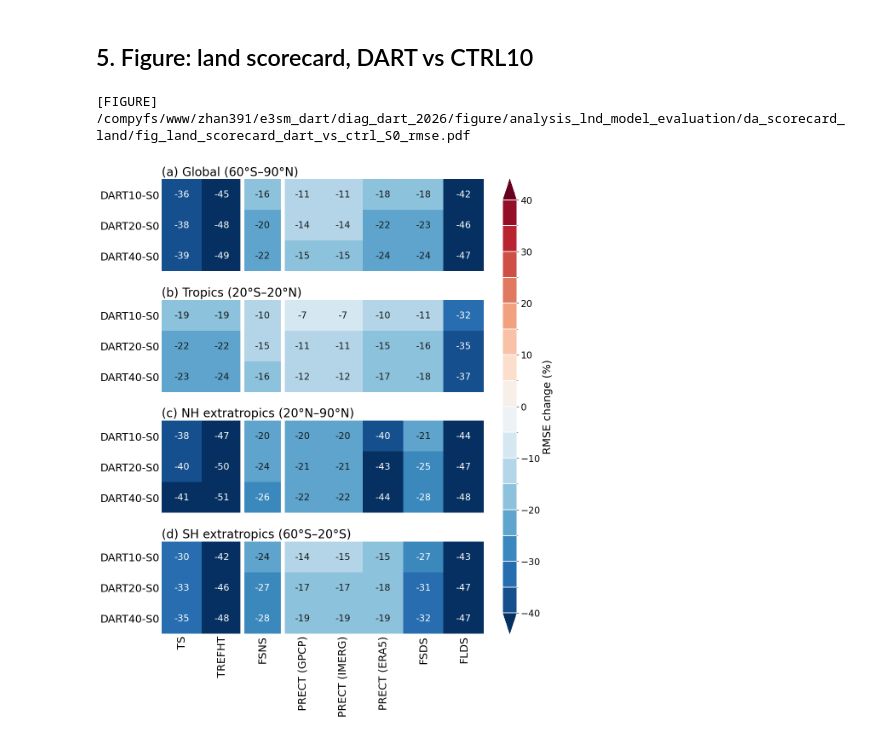
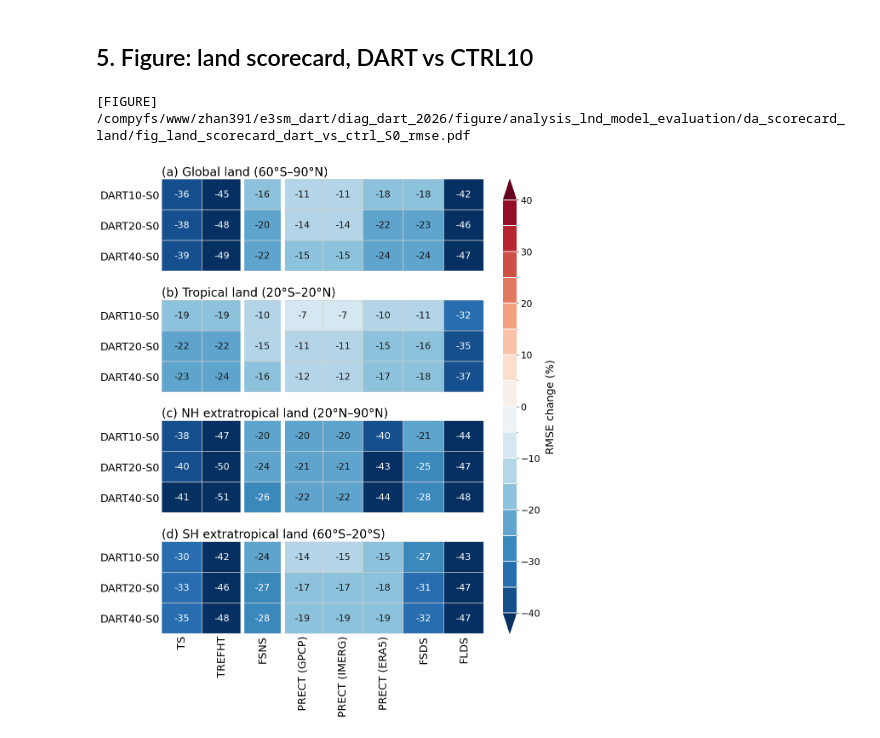
Before and after one commit to zhangshixuan1987/work_package, a Jupyter notebook: e3sm_dart_analysis/diagnostic/jupyter/analysis_lnd_eval/01_land_forcing_scorecard.ipynb, the cells around one changed output. Drawn from its saved outputs; the diff is of its cells as text; code cells hidden in the pictures.

```diff
--- a/e3sm_dart_analysis/diagnostic/jupyter/analysis_lnd_eval/01_land_forcing_scorecard.ipynb
+++ b/e3sm_dart_analysis/diagnostic/jupyter/analysis_lnd_eval/01_land_forcing_scorecard.ipynb
@@ -30,7 +30,11 @@ force_compute = False
 region_order = ["Global", "Tropics", "NH extratropics", "SH extratropics"]
 # Latitude ranges actually scored (land stops at 60S).
 region_bounds = {"Global": (-60, 90), "Tropics": (-20, 20), "NH extratropics": (20, 90), "SH extratropics": (-60, -20)}
+# Panel titles: land-only regions, so they are not read as the all-surface regions of analysis_atm_eval.
+region_names = {"Global": "Global land", "Tropics": "Tropical land", "NH extratropics": "NH extratropical land",
+                "SH extratropics": "SH extratropical land"}
 color_limit = 40         # percent
+cell_edgecolor = "#d0d0d0"   # light box line around each heat-map cell; None: no outline
 fontsize = 18
 FIGURE_DPI = 200
 show = True
@@ -117,14 +121,15 @@ table[table.region == "Global"].pivot(index="row", columns="test", values="chang
 # %%
 fig = plot_change_heatmap(
     table, variable_order=[r.name for r in rows], region_order=region_order, region_bounds=region_bounds,
+    region_names=region_names, cell_edgecolor=cell_edgecolor,
     experiment_order=["DART10-S0", "DART20-S0", "DART40-S0"], experiment_label=lambda r: r.test,
     limit=color_limit, fontsize=fontsize, cbar_label=f"{score.upper()} change (%)",
 )
 output = figure_dir / f"fig_land_scorecard_dart_vs_ctrl_S0_{score}.pdf"
 fig.savefig(output, dpi=FIGURE_DPI, bbox_inches="tight")
 print(f"[FIGURE] {output}")
 if not show:
     plt.close(fig)
 # %% [output]
 [FIGURE] /compyfs/www/zhan391/e3sm_dart/diag_dart_2026/figure/analysis_lnd_model_evaluation/da_scorecard_land/fig_land_scorecard_dart_vs_ctrl_S0_rmse.pdf
-[figure, old version]
+[figure, new version]
```
Also changed, not shown: parts of 1 cell of this notebook, 2 other files.
